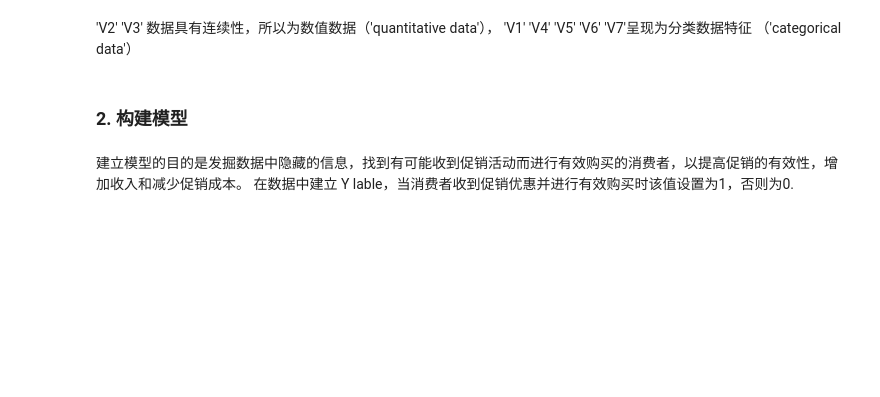
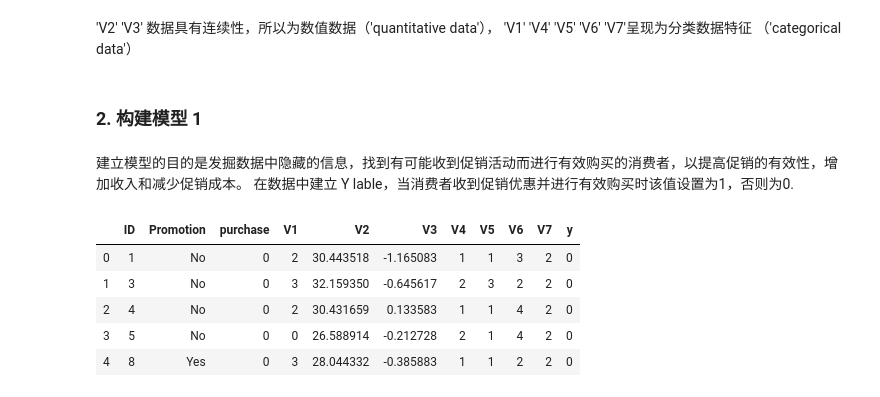
Before and after one commit to tomgtqq/DSND-Starbucks-A-B-Test, a Jupyter notebook: Starbucks-zh.ipynb, the cells around one changed output. Saved outputs shown, nothing was run; the diff lists cells and outputs as text; code cells hidden in the pictures; blank space fills up the shorter version.

```diff
--- a/Starbucks-zh.ipynb
+++ b/Starbucks-zh.ipynb
@@ -126,4 +226,4 @@ features_df.hist(figsize=(10,10));
 # %% [markdown]
 'V2' 'V3' 数据具有连续性，所以为数值数据（'quantitative data'）， 'V1' 'V4' 'V5' 'V6' 'V7'呈现为分类数据特征 （'categorical data'）
 # %% [markdown]
-### 2. 构建模型
+### 2. 构建模型 1
@@ -135,5 +230,12 @@ dummied_df.info()
 # %% [markdown]
 建立模型的目的是发掘数据中隐藏的信息，找到有可能收到促销活动而进行有效购买的消费者，以提高促销的有效性，增加收入和减少促销成本。 在数据中建立 Y lable，当消费者收到促销优惠并进行有效购买时该值设置为1，否则为0.
 # %%
-dummied_df['y'] = np.where((dummied_df['purchase'] == 1)&(dummied_df['Promotion'] == 'Yes'), 1, 0)
-dummied_df.head()
+train_data['y'] = np.where((train_data['purchase'] == 1)&(train_data['Promotion'] == 'Yes'), 1, 0)
+train_data.head()
+# %% [output]
+|  | ID | Promotion | purchase | V1 | V2 | V3 | V4 | V5 | V6 | V7 | y |
+| 0 | 1 | No | 0 | 2 | 30.443518 | -1.165083 | 1 | 1 | 3 | 2 | 0 |
+| 1 | 3 | No | 0 | 3 | 32.159350 | -0.645617 | 2 | 3 | 2 | 2 | 0 |
+| 2 | 4 | No | 0 | 2 | 30.431659 | 0.133583 | 1 | 1 | 4 | 2 | 0 |
+| 3 | 5 | No | 0 | 0 | 26.588914 | -0.212728 | 2 | 1 | 4 | 2 | 0 |
+| 4 | 8 | Yes | 0 | 3 | 28.044332 | -0.385883 | 1 | 1 | 2 | 2 | 0 |
```
Also changed, not shown: parts of 43 cells of this notebook, 1 other file.
